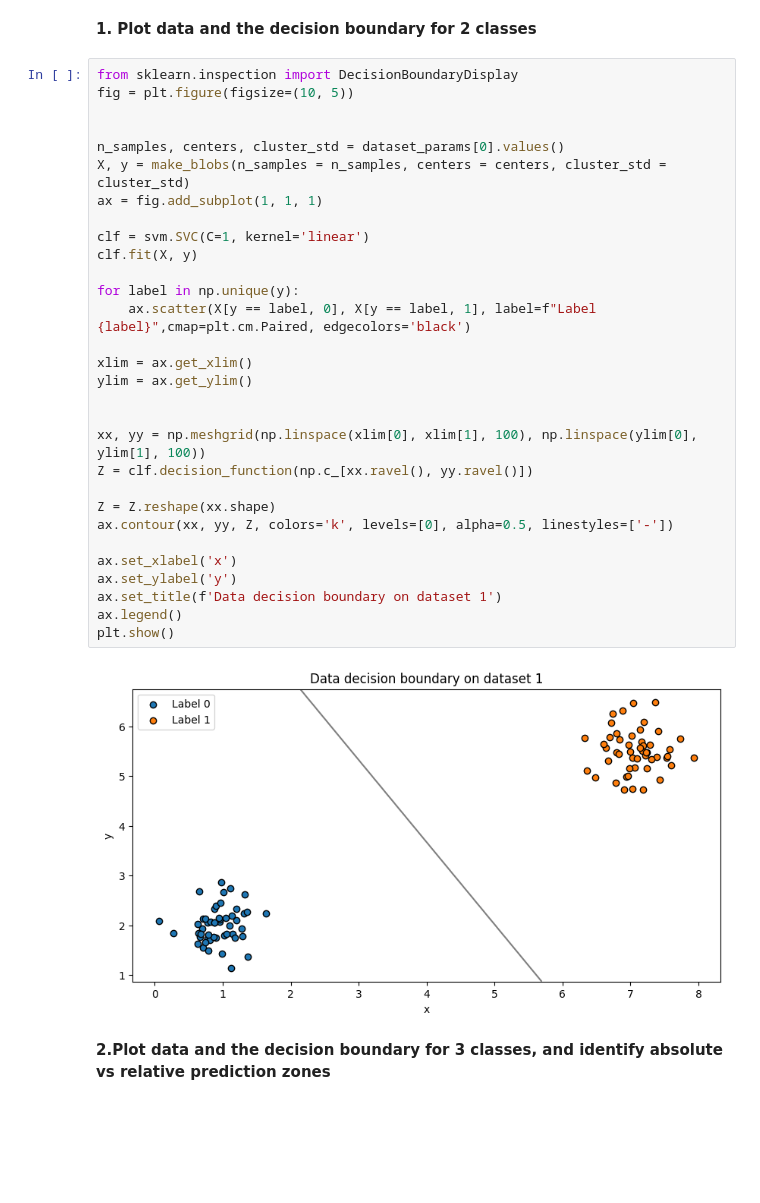
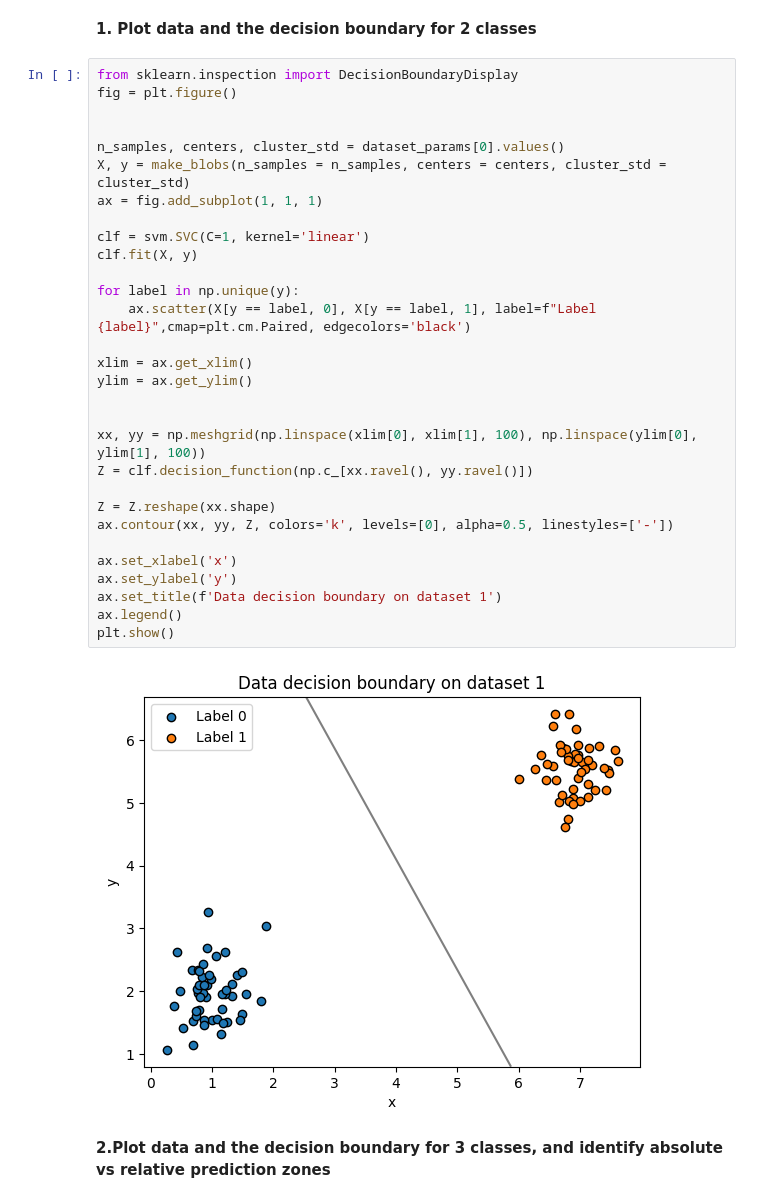
Before and after one commit to Bast-94/CYBER-ML-PW, a Jupyter notebook: AML.ipynb, the cells around one changed output. Cells and saved outputs as stored; diff of their text form; blank space fills up the shorter version.

```diff
--- a/AML.ipynb
+++ b/AML.ipynb
@@ -16,36 +16,36 @@ dataset_params = [dict(n_samples = 100,
 **1. Plot data and the decision boundary for 2 classes**
 # %%
 from sklearn.inspection import DecisionBoundaryDisplay
-fig = plt.figure(figsize=(10, 5))
+fig = plt.figure()
 
 
 n_samples, centers, cluster_std = dataset_params[0].values()
 X, y = make_blobs(n_samples = n_samples, centers = centers, cluster_std = cluster_std)
 ax = fig.add_subplot(1, 1, 1)
 
 clf = svm.SVC(C=1, kernel='linear')
 clf.fit(X, y)
 
 for label in np.unique(y):
     ax.scatter(X[y == label, 0], X[y == label, 1], label=f"Label {label}",cmap=plt.cm.Paired, edgecolors='black')
 
 xlim = ax.get_xlim()
 ylim = ax.get_ylim()
 
 
 xx, yy = np.meshgrid(np.linspace(xlim[0], xlim[1], 100), np.linspace(ylim[0], ylim[1], 100))
 Z = clf.decision_function(np.c_[xx.ravel(), yy.ravel()])
 
 Z = Z.reshape(xx.shape)
 ax.contour(xx, yy, Z, colors='k', levels=[0], alpha=0.5, linestyles=['-'])
 
 ax.set_xlabel('x')
 ax.set_ylabel('y')
 ax.set_title(f'Data decision boundary on dataset 1')
 ax.legend()
 plt.show()
 # %% [output]
-[figure, old version]
+[figure, new version]
 # %% [markdown]
 **2.Plot data and the decision boundary for 3 classes, and identify absolute vs relative prediction
 zones**
```
Also changed, not shown: parts of 3 cells of this notebook.
